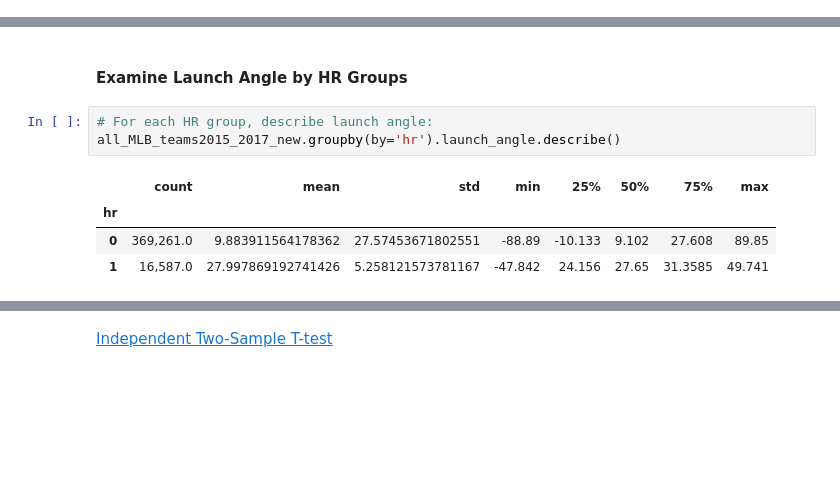
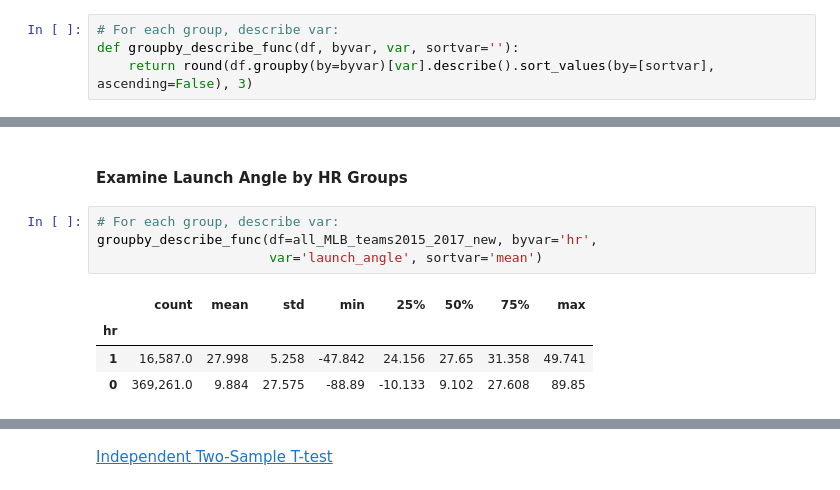
Before and after one commit to tweichle/Predicting-Baseball-Statistics, a Jupyter notebook: Classification/Decision-Classification Tree for Baseball Outcomes.ipynb, the cells around one changed output, grey strips where cells are left out. Cells and saved outputs as stored; diff of their text form; blank space fills up the shorter version.

```diff
--- a/Classification/Decision-Classification Tree for Baseball Outcomes.ipynb
+++ b/Classification/Decision-Classification Tree for Baseball Outcomes.ipynb
@@ -714,3 +714,7 @@ plt.show();
 # %% [markdown]
 #### Examine Exit Velocity by HR Groups
+# %%
+# For each group, describe var:
+def groupby_describe_func(df, byvar, var, sortvar=''):
+    return round(df.groupby(by=byvar)[var].describe().sort_values(by=[sortvar], ascending=False), 3)
 # %%
@@ -812,10 +847,11 @@ round(results, 3)
 # %% [markdown]
 #### Examine Launch Angle by HR Groups
 # %%
-# For each HR group, describe launch angle:
-all_MLB_teams2015_2017_new.groupby(by='hr').launch_angle.describe()
+# For each group, describe var:
+groupby_describe_func(df=all_MLB_teams2015_2017_new, byvar='hr',
+                      var='launch_angle', sortvar='mean')
 # %% [output]
 |  | count | mean | std | min | 25% | 50% | 75% | max |
 | hr |  |  |  |  |  |  |  |  |
-| 0 | 369,261.0 | 9.883911564178362 | 27.57453671802551 | -88.89 | -10.133 | 9.102 | 27.608 | 89.85 |
-| 1 | 16,587.0 | 27.997869192741426 | 5.258121573781167 | -47.842 | 24.156 | 27.65 | 31.3585 | 49.741 |
+| 1 | 16,587.0 | 27.998 | 5.258 | -47.842 | 24.156 | 27.65 | 31.358 | 49.741 |
+| 0 | 369,261.0 | 9.884 | 27.575 | -88.89 | -10.133 | 9.102 | 27.608 | 89.85 |
```
Also changed, not shown: parts of 16 cells of this notebook, 4 other files.
